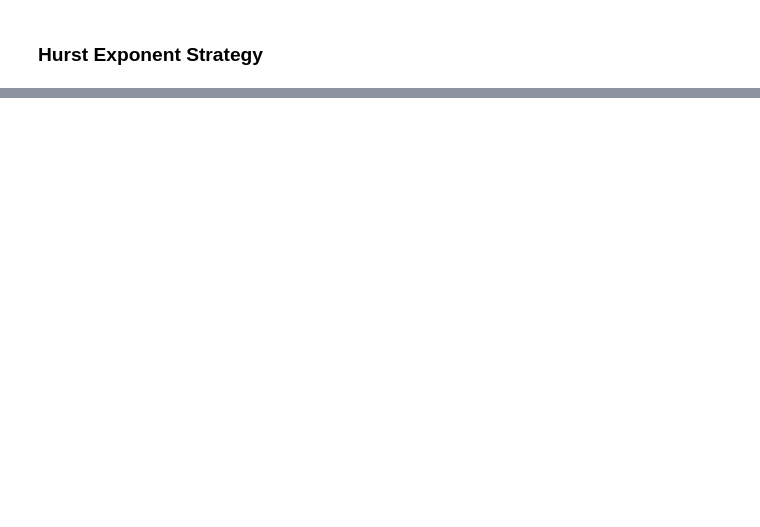
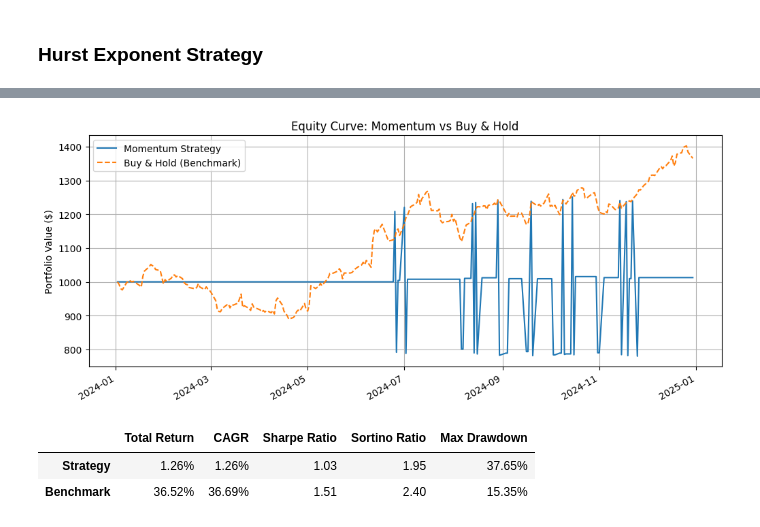
Before and after one commit to MC-Kangan/Trading_with_ML, a Jupyter notebook: trading_notebook.ipynb, the cells around one changed output, grey strips where cells are left out. Saved outputs shown, nothing was run; the diff lists cells and outputs as text; code cells hidden in the pictures; blank space fills up the shorter version.

```diff
--- a/trading_notebook.ipynb
+++ b/trading_notebook.ipynb
@@ -294,3 +262,14 @@ class HurstMomentumStrategy:
             f'{self.long_mom}-day Momentum': price_series.pct_change(self.long_mom),
             f'{self.ma_period}-day MA': price_series.rolling(self.ma_period).mean()
         }
+# %%
+# Instantiate strategy and params
+hurst_tf = HurstMomentumStrategy(short_mom=10, long_mom=30)
+hurst_params = MyTradingParams(hurst_tf)
+hurst_ts = TradingSystem(hurst_params)
+
+# Run backtest
+hurst_ts.startTrading()
+
+# Evaluate
+hurst_results = hurst_ts.evaluate_performance()
@@ -296,0 +294,22 @@ class HurstMomentumStrategy:
+# %%
+strategy = hurst_results['strategy']
+benchmark = hurst_results['benchmark']
+
+plt.figure(figsize=(12, 5))
+strategy.plot(label='Momentum Strategy')
+benchmark.plot(label='Buy & Hold (Benchmark)', linestyle='--')
+plt.title('Equity Curve: Momentum vs Buy & Hold')
+plt.ylabel('Portfolio Value ($)')
+plt.legend()
+plt.grid(True)
+plt.show()
+# %% [output]
+[figure, added]
+# %%
+# Evaluate and compare
+evaluator = BacktestEvaluator(strategy, benchmark)
+display(evaluator.get_metrics_df())
+# %% [output]
+|  | Total Return | CAGR | Sharpe Ratio | Sortino Ratio | Max Drawdown |
+| Strategy | 1.26% | 1.26% | 1.03 | 1.95 | 37.65% |
+| Benchmark | 36.52% | 36.69% | 1.51 | 2.40 | 15.35% |
```
Also changed, not shown: parts of 16 cells of this notebook, 2 other files.
